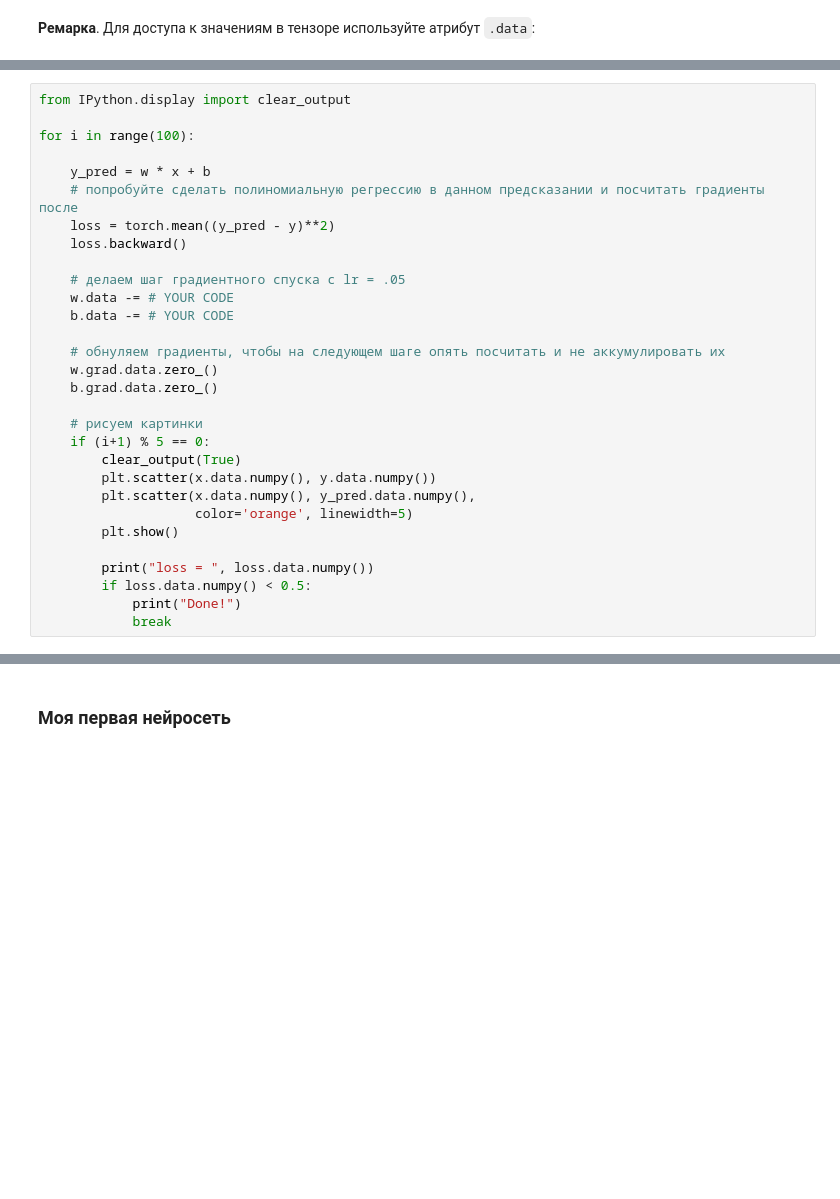
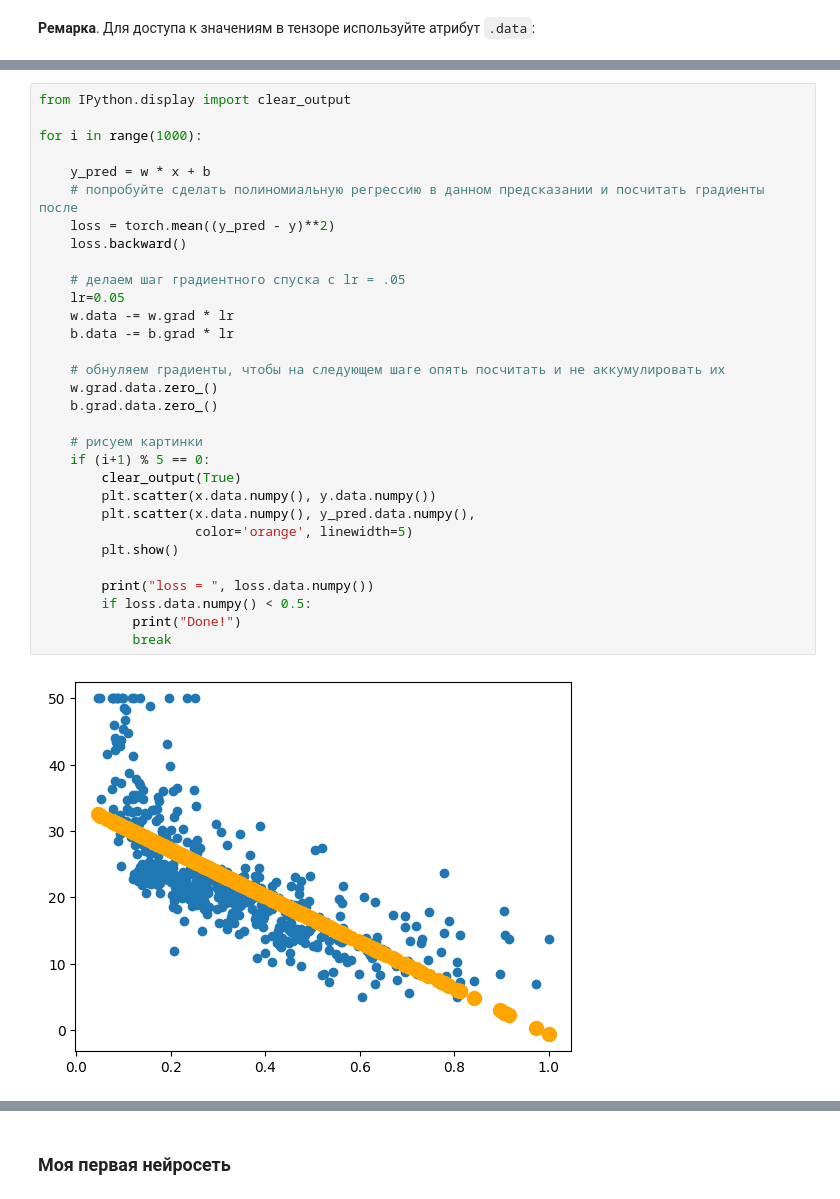
Before and after one commit to mdmake/iad-deep-learning, a Jupyter notebook: 2020/sem01/sem01.ipynb, the cells around one changed output, grey strips where cells are left out. Drawn from its saved outputs; the diff is of its cells as text; blank space fills up the shorter version.

```diff
--- a/2020/sem01/sem01.ipynb
+++ b/2020/sem01/sem01.ipynb
@@ -322,30 +331,33 @@ w.data
 # %%
 from IPython.display import clear_output
 
-for i in range(100):
+for i in range(1000):
 
     y_pred = w * x + b
     # попробуйте сделать полиномиальную регрессию в данном предсказании и посчитать градиенты после
     loss = torch.mean((y_pred - y)**2)
     loss.backward()
 
     # делаем шаг градиентного спуска с lr = .05
-    w.data -= # YOUR CODE
-    b.data -= # YOUR CODE
+    lr=0.05
+    w.data -= w.grad * lr
+    b.data -= b.grad * lr
 
     # обнуляем градиенты, чтобы на следующем шаге опять посчитать и не аккумулировать их
     w.grad.data.zero_()
     b.grad.data.zero_()
 
     # рисуем картинки
     if (i+1) % 5 == 0:
         clear_output(True)
         plt.scatter(x.data.numpy(), y.data.numpy())
         plt.scatter(x.data.numpy(), y_pred.data.numpy(),
                     color='orange', linewidth=5)
         plt.show()
 
         print("loss = ", loss.data.numpy())
         if loss.data.numpy() < 0.5:
             print("Done!")
             break
+# %% [output]
+[figure, added]
```
Also changed, not shown: parts of 12 cells of this notebook.
